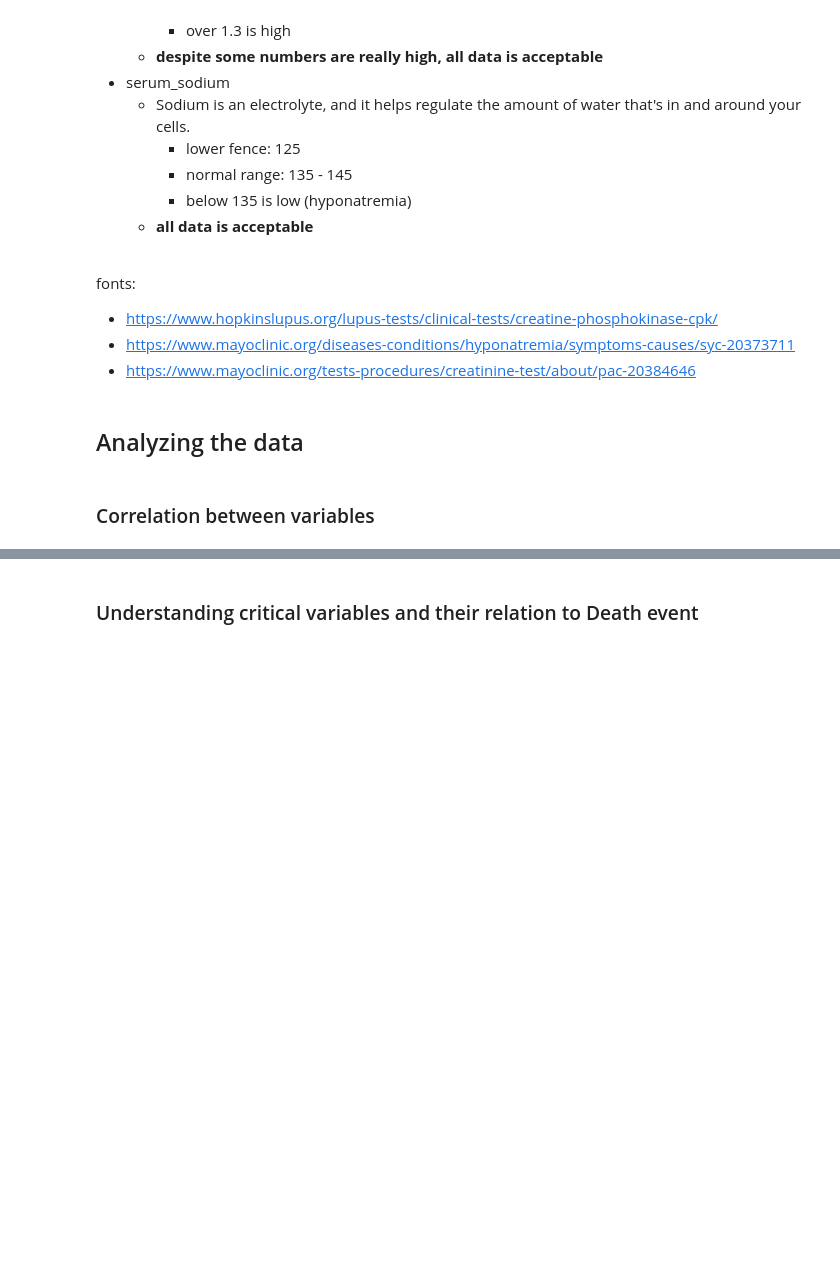
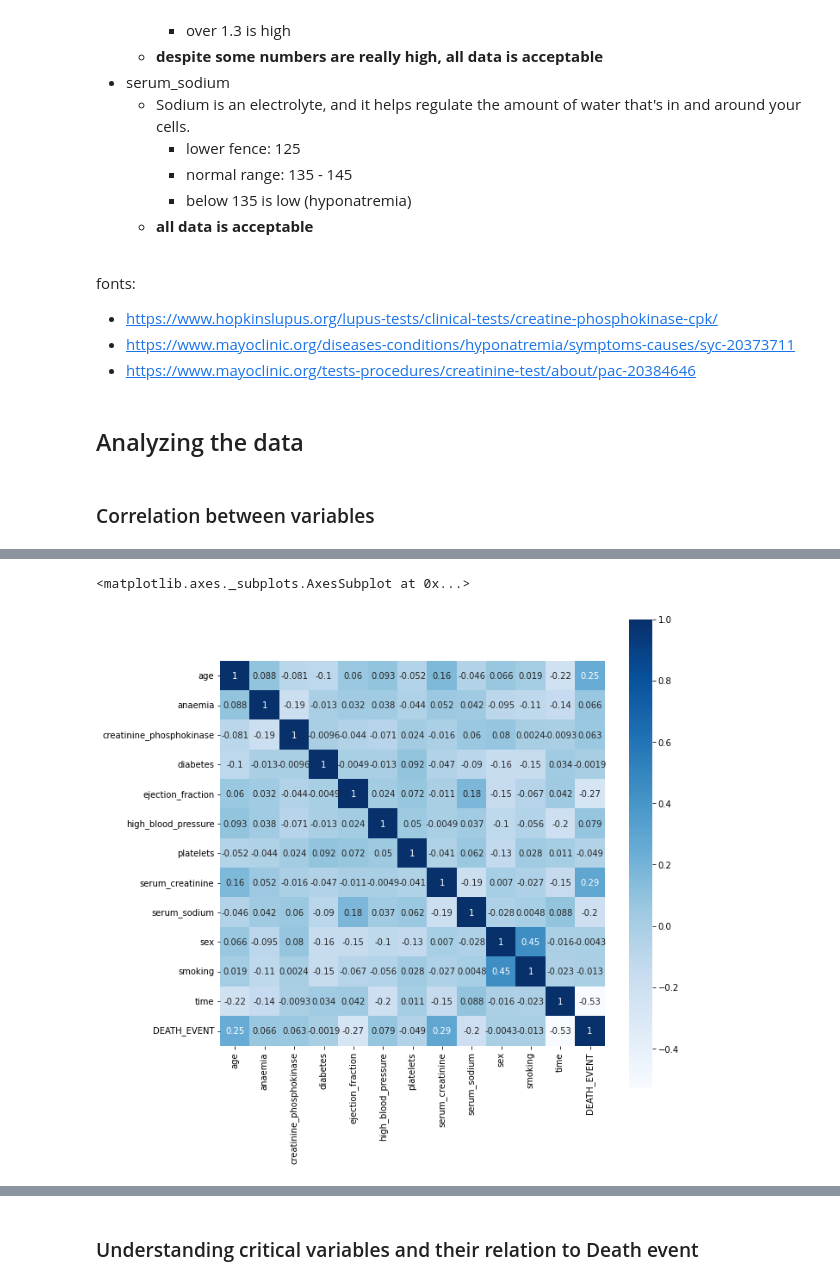
Before and after one commit to fredprada/heart_failure_prediction_kaggle, a Jupyter notebook: Heart_Failure_predictive_analysis.ipynb, the cells around one changed output, grey strips where cells are left out. Cells and saved outputs as stored; diff of their text form; code cells hidden in the pictures; blank space fills up the shorter version.

```diff
--- a/Heart_Failure_predictive_analysis.ipynb
+++ b/Heart_Failure_predictive_analysis.ipynb
@@ -306,0 +330,6 @@ heatmap.set_title('Features Correlating with Death Event', fontdict={'fontsize':
+# %%
+plt.figure(figsize=(10,10))
+sns.heatmap(df.corr() , cbar=True , annot=True , cmap='Blues', square = True)
+# %% [output]
+<matplotlib.axes._subplots.AxesSubplot at 0x...>
+[figure, added]
```
Also changed, not shown: parts of 15 cells of this notebook.
